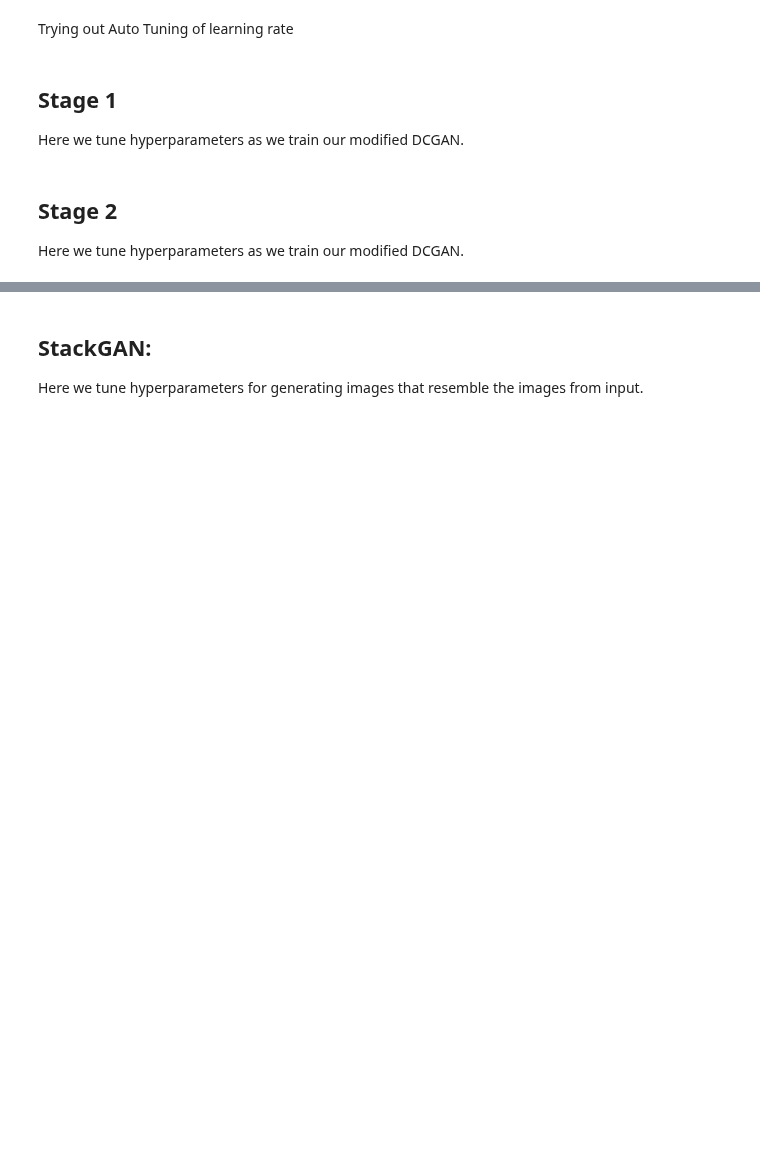
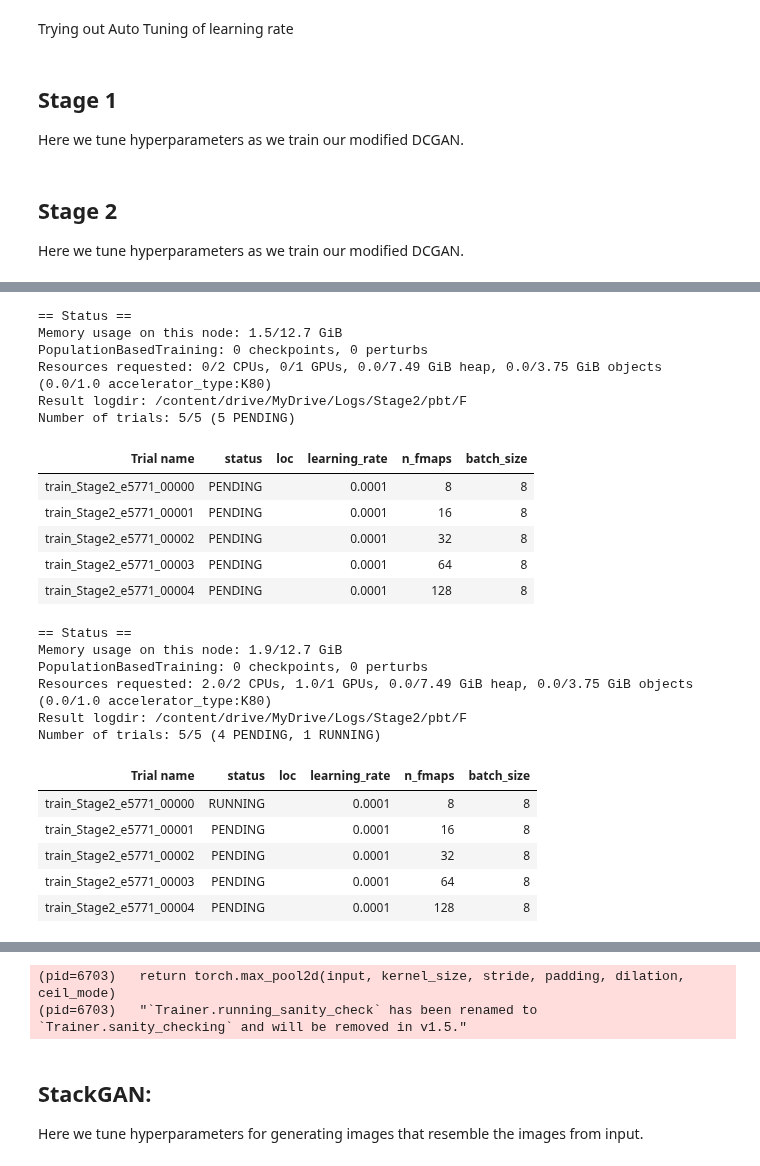
Before and after one commit to souravraha/galaxy, a Jupyter notebook: Lightning_Tune.ipynb, the cells around one changed output, grey strips where cells are left out. Saved outputs shown, nothing was run; the diff lists cells and outputs as text; code cells hidden in the pictures; blank space fills up the shorter version.

```diff
--- a/Lightning_Tune.ipynb
+++ b/Lightning_Tune.ipynb
@@ -335,7 +348,7 @@ def post_plotting(ax):
     ax.legend(loc='lower right')
 # %%
 class Generator2(nn.Module):
-    def __init__(self, ngf: int = 128, image_channels: int = 1):
+    def __init__(self, ngf: int = 128, image_channels: int = 1, res_depth: int = 6):
         super().__init__()
 
         ker, strd = 4, 2
@@ -348,14 +361,11 @@ class Generator2(nn.Module):
             nn.ReLU(True)
         )
         # residuals
-        self.residual = nn.Sequential(
-            BasicBlock(ngf, ngf),
-            BasicBlock(ngf, ngf),
-            BasicBlock(ngf, ngf),
-            BasicBlock(ngf, ngf),
-            BasicBlock(ngf, ngf),
-            BasicBlock(ngf, ngf),
-        )
+        layer = []
+        for _ in range(res_depth):
+            layer.append(BasicBlock(ngf, ngf))
+        self.residual = nn.Sequential(*layer)
+
         self.ending_residual = nn.Sequential(
             nn.Conv2d(ngf, ngf, res_ker, res_strd, res_pad, bias=False),
             nn.BatchNorm2d(ngf),
@@ -386,6 +396,8 @@ class Generator2(nn.Module):
         # large residual connections
         x_f = x_r + x_p
         return self.main(x_f)
+# %%
+BEST_STAGE1_F = '/content/drive/MyDrive/Logs/Stage1/pbt/F/train_Stage1_0711f_00000_0_n_fmaps=8_2021-08-08_18-54-15/checkpoint_epoch=9-step=3362/'
 # %%
 class Stage2(DCGAN):
     def __init__(self, config, num_classes: int = 3, **kwargs):
@@ -1024,9 +1142,9 @@ Here we tune hyperparameters as we train our modified DCGAN.
 def train_Stage2(config, checkpoint_dir=None, num_epochs=10, num_gpus=torch.cuda.device_count()):
     # print(os.cpu_count(), torch.cuda.device_count())
     kwargs = {
-        'limit_train_batches' : 0.05,
-        'limit_val_batches' : 0.05,
-        'progress_bar_refresh_rate' : math.ceil(8250*0.05//config['batch_size']),
+        # 'limit_train_batches' : 0.05,
+        # 'limit_val_batches' : 0.05,
+        'progress_bar_refresh_rate' : math.ceil(8250//config['batch_size']),
         'max_epochs' : num_epochs,
         'prepare_data_per_node' : False,
         # If fractional GPUs passed in, convert to int.
@@ -1035,8 +1153,8 @@ def train_Stage2(config, checkpoint_dir=None, num_epochs=10, num_gpus=torch.cuda
         'callbacks' : [
             TuneReportCheckpointCallback(
                 {
-                    'lossG': 'Stage2/G/train/loss',
-                    'lossD': 'Stage2/D/train/loss',
+                    'loss_G': 'Stage2/G/train/loss',
+                    'loss_D': 'Stage2/D/train/loss',
                     # Switch up the auroc vlues when training on different dataset -----------------------------------------------
                     'auroc': 'Stage2/ResNet(F)/val/auroc',
                     'auroc_cross': 'Stage2/ResNet(J)/val/auroc',
@@ -1051,10 +1169,10 @@ def train_Stage2(config, checkpoint_dir=None, num_epochs=10, num_gpus=torch.cuda
     dm = npyImageData(config)                                              # Specify image width here
     if checkpoint_dir is not None:
         kwargs['resume_from_checkpoint'] = os.path.join(checkpoint_dir, 'checkpoint')
-        model = Stage2.load_from_checkpoint(kwargs['resume_from_checkpoint'], config=config)
-    else:
-        model = Stage2(config)
-    # model = Stage2(config)
+        # model = Stage2.load_from_checkpoint(kwargs['resume_from_checkpoint'], config=config)
+    # else:
+        # model = Stage2(config)
+    model = Stage2(config)
     trainer = pl.Trainer(**kwargs)
 
     trainer.fit(model, dm)
@@ -1082,7 +1200,7 @@ def train_Stage2(config, checkpoint_dir=None, num_epochs=10, num_gpus=torch.cuda
 #         #         'n_fmaps': 32,
 #         #         'batch_size': 32,
 #         #         },
-#         # stop=TrialPlateauStopper('lossG'),
+#         # stop=TrialPlateauStopper('loss_G'),
 #         resources_per_trial={'cpu': os.cpu_count(),
 #                              'gpu': gpus_per_trial,
 #                             },
@@ -1091,7 +1209,7 @@ def train_Stage2(config, checkpoint_dir=None, num_epochs=10, num_gpus=torch.cuda
 #         progress_reporter=JupyterNotebookReporter(
 #             overwrite=True,
 #             parameter_columns=['learning_rate', 'n_fmaps', 'batch_size'],
-#             metric_columns=['lossG', 'lossD', 'auroc', 'auroc_cross', 'training_iteration'],
+#             metric_columns=['loss_G', 'loss_D', 'auroc', 'auroc_cross', 'training_iteration'],
 #             sort_by_metric=True,
 #         ),
 #         fail_fast = True,
@@ -1121,19 +1239,20 @@ def tune_Stage2_pbt(num_samples=10, num_epochs=10, gpus_per_trial=torch.cuda.dev
         mode='max',
         config={'learning_rate': 1e-4,
                 'n_fmaps': tune.grid_search([8, 16, 32, 64, 128]),
+                'res_depth': tune.choice([1, 2, 3, 4])
                 'batch_size': 8,
                 },
         # config={'learning_rate': 0.01,
         #         'n_fmaps': 32,
         #         'batch_size': 32,
         #         },
-        # stop=TrialPlateauStopper('lossG'),
+        # stop=TrialPlateauStopper('loss_G'),
         resources_per_trial={'cpu': os.cpu_count(),
                              'gpu': gpus_per_trial,
                             },
         local_dir='./drive/MyDrive/Logs',
         scheduler = PopulationBasedTraining(time_attr='training_iteration',
-                                            quantile_fraction=0.2,
+                                            quantile_fraction=0.5,
                                             resample_probability=0.8,
                                             perturbation_interval=1,
                                             hyperparam_mutations={
@@ -1142,15 +1261,15 @@ def tune_Stage2_pbt(num_samples=10, num_epochs=10, gpus_per_trial=torch.cuda.dev
                                             },
                                             ),
         progress_reporter=JupyterNotebookReporter(
-            overwrite=True,
-            parameter_columns=['learning_rate', 'n_fmaps', 'batch_size'],
-            metric_columns=['lossG', 'lossD', 'auroc', 'auroc_cross', 'training_iteration'],
+            overwrite=False,
+            parameter_columns=['learning_rate', 'n_fmaps', 'res_depth', 'batch_size'],
+            metric_columns=['loss_G', 'loss_D', 'auroc', 'auroc_cross', 'training_iteration'],
             sort_by_metric=True,
         ),
         fail_fast = True,
         # reuse_actors=True,
         # num_samples=num_samples,
-        resume='PROMPT',
+        # resume='PROMPT',
     )
 
     print('Best hyperparameters found were: ', analysis.best_config)
@@ -1174,3 +1293,4 @@ if __name__ == '__main__':
         # tune_Stage2_asha(num_samples=1, num_epochs=10, gpus_per_trial=torch.cuda.device_count())
         # Population based training
         tune_Stage2_pbt(num_samples=1, num_epochs=30, gpus_per_trial=torch.cuda.device_count())
+# %% [output]
@@ -1176,0 +1298,24 @@ if __name__ == '__main__':
+== Status ==
+Memory usage on this node: 1.5/12.7 GiB
+PopulationBasedTraining: 0 checkpoints, 0 perturbs
+Resources requested: 0/2 CPUs, 0/1 GPUs, 0.0/7.49 GiB heap, 0.0/3.75 GiB objects (0.0/1.0 accelerator_type:K80)
+Result logdir: /content/drive/MyDrive/Logs/Stage2/pbt/F
+Number of trials: 5/5 (5 PENDING)
+| Trial name | status | loc | learning_rate | n_fmaps | batch_size |
+| train_Stage2_e5771_00000 | PENDING |  | 0.0001 | 8 | 8 |
+| train_Stage2_e5771_00001 | PENDING |  | 0.0001 | 16 | 8 |
+| train_Stage2_e5771_00002 | PENDING |  | 0.0001 | 32 | 8 |
+| train_Stage2_e5771_00003 | PENDING |  | 0.0001 | 64 | 8 |
+| train_Stage2_e5771_00004 | PENDING |  | 0.0001 | 128 | 8 |
+== Status ==
+Memory usage on this node: 1.9/12.7 GiB
+PopulationBasedTraining: 0 checkpoints, 0 perturbs
+Resources requested: 2.0/2 CPUs, 1.0/1 GPUs, 0.0/7.49 GiB heap, 0.0/3.75 GiB objects (0.0/1.0 accelerator_type:K80)
+Result logdir: /content/drive/MyDrive/Logs/Stage2/pbt/F
+Number of trials: 5/5 (4 PENDING, 1 RUNNING)
+| Trial name | status | loc | learning_rate | n_fmaps | batch_size |
+| train_Stage2_e5771_00000 | RUNNING |  | 0.0001 | 8 | 8 |
+| train_Stage2_e5771_00001 | PENDING |  | 0.0001 | 16 | 8 |
+| train_Stage2_e5771_00002 | PENDING |  | 0.0001 | 32 | 8 |
+| train_Stage2_e5771_00003 | PENDING |  | 0.0001 | 64 | 8 |
+| train_Stage2_e5771_00004 | PENDING |  | 0.0001 | 128 | 8 |
@@ -1177,3 +1359,5 @@ if __name__ == '__main__':
+(pid=6703)   return torch.max_pool2d(input, kernel_size, stride, padding, dilation, ceil_mode)
+(pid=6703)   "`Trainer.running_sanity_check` has been renamed to `Trainer.sanity_checking` and will be removed in v1.5."
 # %% [markdown]
 ## StackGAN:
 Here we tune hyperparameters for generating images that resemble the images from input.
```
Also changed, not shown: parts of 14 cells of this notebook.
